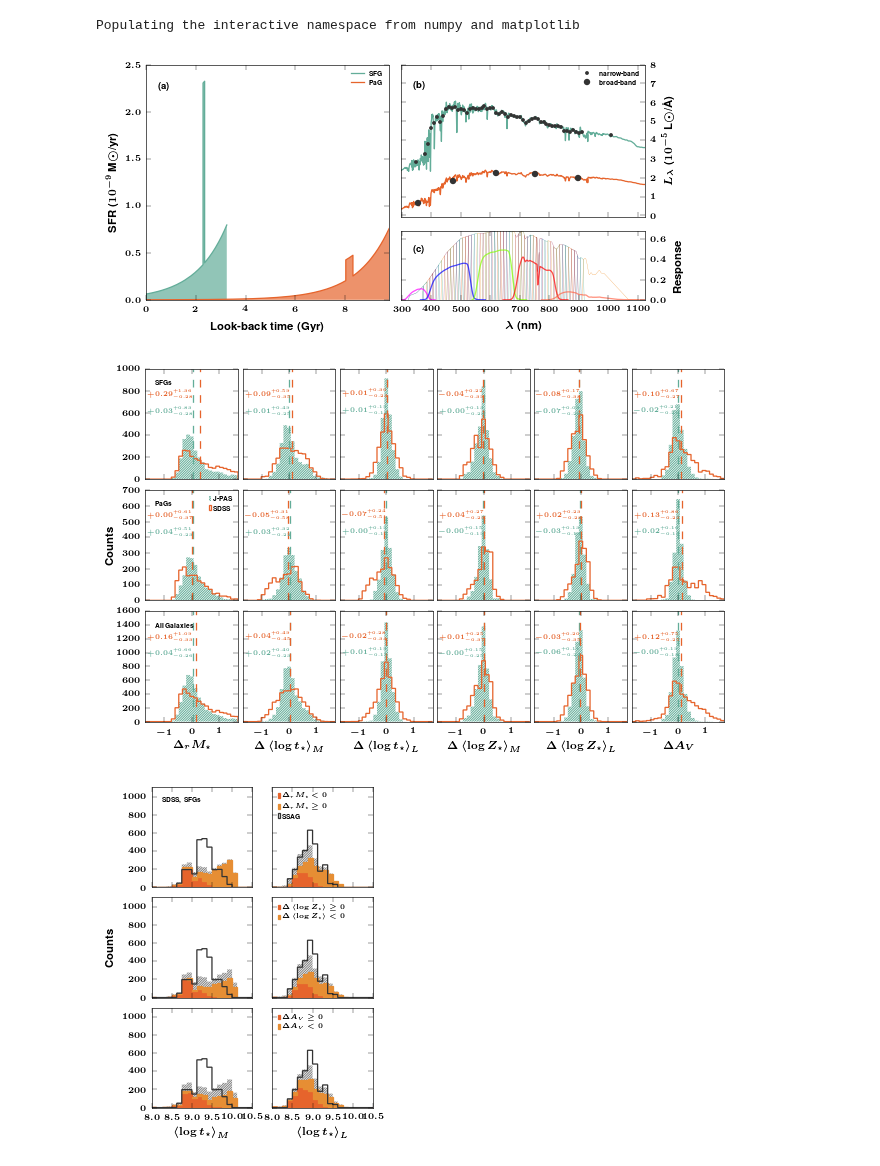
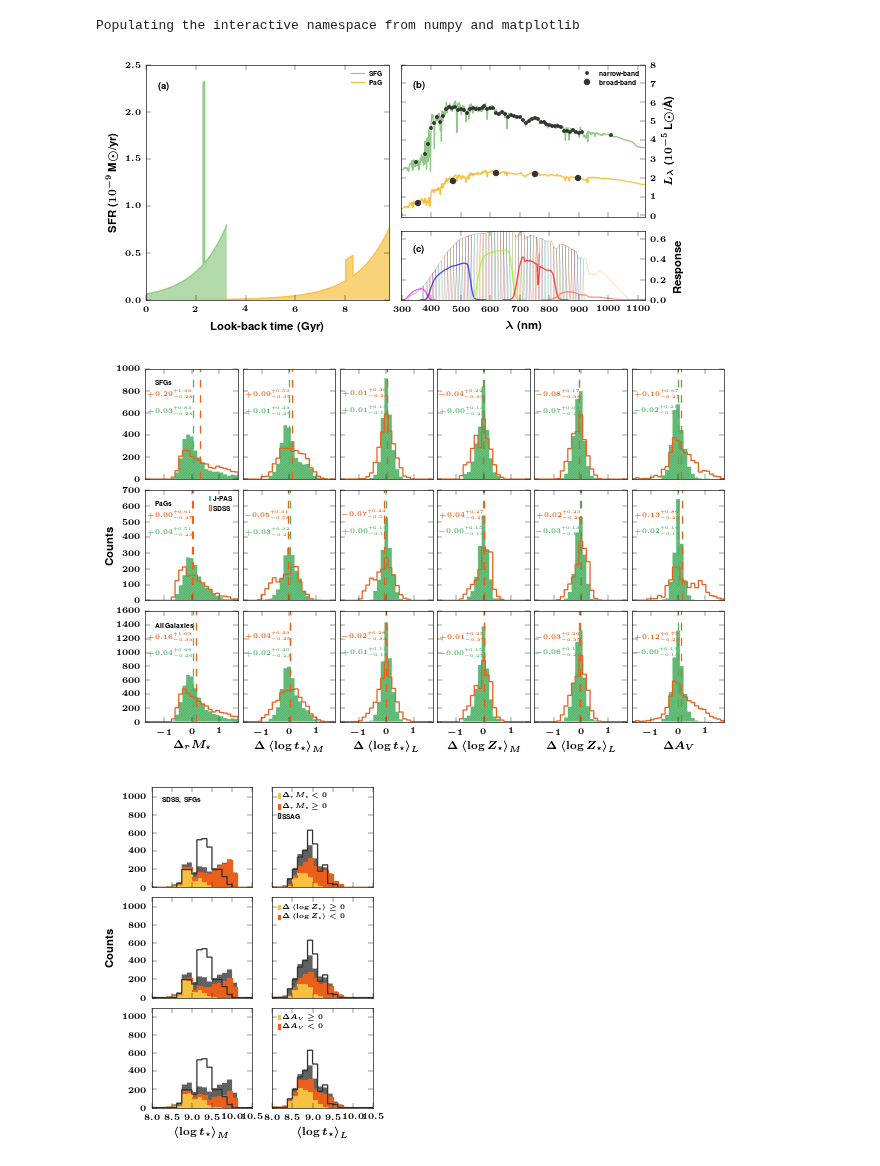
Before and after one commit to ajmejia/notebooks, a Jupyter notebook: PhotoNearAnalysis.ipynb, the cells around one changed output. Drawn from its saved outputs; the diff is of its cells as text; code cells hidden in the pictures.

Commit message:
uglyfied colors for the sake of contrast

```diff
--- a/PhotoNearAnalysis.ipynb
+++ b/PhotoNearAnalysis.ipynb
@@ -33,16 +33,16 @@ pag_lb = r"\bf PaGs"
 sam_lb = r"\bf All Galaxies"
 
 # colors --------------------------------------------------------------------------------------
-hatching = "/"*10
-gray = "0.5"
+hatching = "/"*15
+gray = "0.3"
 ssag_cl = "0.2"
-sdss_cl = "#E6642C"
-sdss_sg = [sdss_cl, "#E68E34"]
-jpas_cl = "#63AD99"
-jpas_sg = [jpas_cl, "#7FB972"]
-spec_cl = "#4065B1"
-spec_sg = [spec_cl, "#488BC2"]
-map_col = cm.rainbow
+sdss_cl = "#F6C141"
+sdss_sg = [sdss_cl, "#E8601C"]
+jpas_cl = "#90C987"
+jpas_sg = [jpas_cl, "#4EB265"]
+spec_cl = "#7BAFDE"
+spec_sg = [spec_cl, "#1965B0"]
+map_col = cm.viridis
 
 # output dir ----------------------------------------------------------------------------------
 od = os.path.expandvars("$HOME/Documents/Papers/photofit_near_paper/")
@@ -214,7 +214,7 @@ ax3.plot(z_res[:, 0]/10, z_res[:, 1], "-", color="tomato", alpha=0.7)
 subplots_adjust(wspace=0.05)
 savefig(od + "SFH_demonstration")
 # %% [output]
-[figure, old version]
+[figure, new version]
 # %%
 fig, axs = subplots(3, len(ln), figsize=(7, 4.5), sharex=True, sharey="row")
 
@@ -231,40 +231,40 @@ for i, j in product(xrange(axs.shape[0]), xrange(axs.shape[1])) :
     else :
         mask = ones(lcolor.size, dtype=bool)
 
         axs[i, j].set_xlabel(res_lbs[j])
 
     ress = err(sdss_physical[ln[j]], sdss_physical[mn[j]], rl[j])[mask]
     meds = median(ress)
     p16s, p84s = percentile(ress, [16.0, 84.0])
 
     resj = err(jpas_physical[ln[j]], jpas_physical[mn[j]], rl[j])[mask]
     medj = median(resj)
     p16j, p84j = percentile(resj, [16.0, 84.0])
 
-    axs[i, j].hist(resj, 25, histtype="step", hatch=hatching, lw=0, color=jpas_cl, range=lm, label=jpas_lb)
-    axs[i, j].hist(ress, 25, histtype="step", color=sdss_cl, range=lm, label=sdss_lb)
+    axs[i, j].hist(resj, 25, histtype="step", hatch=hatching, lw=0, color=jpas_sg[1], range=lm, label=jpas_lb)
+    axs[i, j].hist(ress, 25, histtype="step", color=sdss_sg[1], range=lm, label=sdss_lb)
 
-    axs[i, j].axvline(medj, ls="--", color=jpas_cl)
-    axs[i, j].axvline(meds, ls="--", color=sdss_cl)
+    axs[i, j].axvline(medj, ls="--", color=jpas_sg[1])
+    axs[i, j].axvline(meds, ls="--", color=sdss_sg[1])
 
     st_texts = r"\bf $%+.2f_{%+.2f}^{%+.2f}$" % (meds, p16s, p84s)
     st_textj = r"\bf $%+.2f_{%+.2f}^{%+.2f}$" % (medj, p16j, p84j)
-    axs[i, j].text(0.02, 0.75, st_texts, fontsize=tsize, color=sdss_cl, ha="left", transform=axs[i, j].transAxes)
-    axs[i, j].text(0.02, 0.60, st_textj, fontsize=tsize, color=jpas_cl, ha="left", transform=axs[i, j].transAxes)
+    axs[i, j].text(0.02, 0.75, st_texts, fontsize=tsize, color=sdss_sg[1], ha="left", transform=axs[i, j].transAxes)
+    axs[i, j].text(0.02, 0.60, st_textj, fontsize=tsize, color=jpas_sg[1], ha="left", transform=axs[i, j].transAxes)
 
     if j == 0 :
         if i == 0 : axs[i, j].text(0.1, 0.9, sfg_lb, fontsize=tsize, ha="left", va="top", transform=axs[i, j].transAxes)
         if i == 1 : axs[i, j].text(0.1, 0.9, pag_lb, fontsize=tsize, ha="left", va="top", transform=axs[i, j].transAxes)
         if i == 2 : axs[i, j].text(0.1, 0.9, sam_lb, fontsize=tsize, ha="left", va="top", transform=axs[i, j].transAxes)
 
 axs[1, 0].legend(loc=1, handlelength=0.3, handletextpad=0.3)
 
 tight_layout()
 subplots_adjust(hspace=0.1, wspace=0.05)
 
 savefig(od + "SDSS_vs_JPAS")
 # %% [output]
-[figure, old version]
+[figure, new version]
 # %%
 fig, axs = subplots(3, 2, figsize=(3.3, 4.1), sharex=True, sharey=True)
 
@@ -365,7 +365,7 @@ tight_layout()
 subplots_adjust(wspace=0.2, hspace=0.1)
 savefig(od + "age_vs_mass-metallicity-extinction_trends_sdss_sfg")
 # %% [output]
-[figure, old version]
+[figure, new version]
 # %%
 fig, axs = subplots(3, 2, figsize=(3.3, 4.1), sharex=True, sharey=True)
 
```
Also changed, not shown: parts of 12 cells of this notebook.
